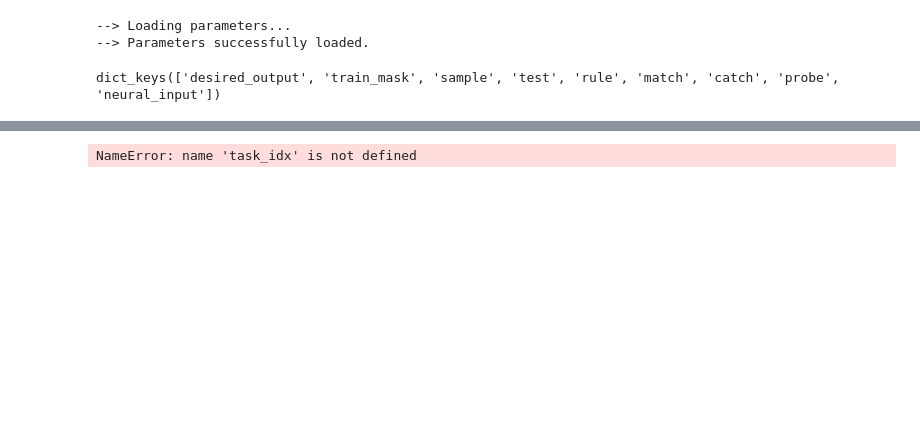
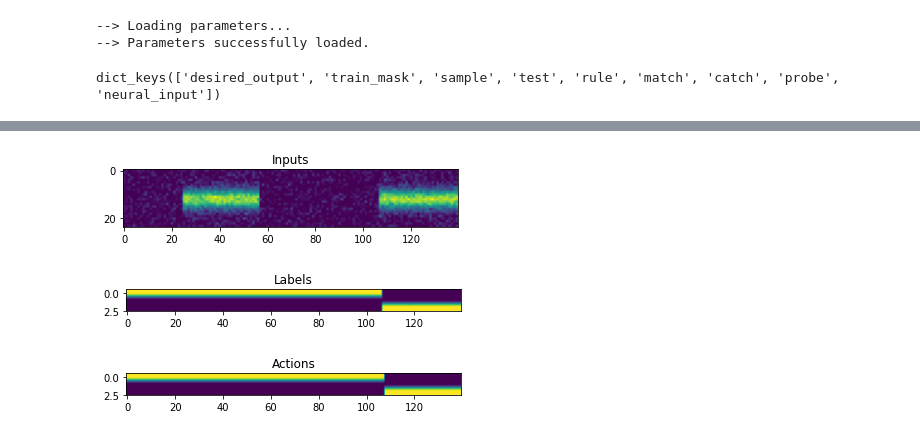
Before and after one commit to freedmanlab/bioRNN, a Jupyter notebook: example.ipynb, the cells around one changed output, grey strips where cells are left out. Drawn from its saved outputs; the diff is of its cells as text; code cells hidden in the pictures; blank space fills up the shorter version.

```diff
--- a/example.ipynb
+++ b/example.ipynb
@@ -110,28 +105,30 @@ plt.show()
 # %%
 # Look at an example trial with the model's actions
-    trial_info = stim.generate_trial()
-    inputs = trial_info['neural_input'].astype(np.float32)
-    labels = trial_info['desired_output'].astype(np.float32)
-    mask = trial_info['train_mask'].astype(np.float32)
+trial_info = stim.generate_trial()
+inputs = trial_info['neural_input'].astype(np.float32)
+labels = trial_info['desired_output'].astype(np.float32)
+mask = trial_info['train_mask'].astype(np.float32)
 results = rnn.do_trial(inputs)
 action_idxs = tf.math.argmax(results['outputs'], axis=-1) # (T, B)
 actions = tf.one_hot(action_idxs, output_size)
 
 b = np.random.randint(inputs.shape[1])
 
 # Inputs
 plt.imshow(inputs[:,b,:].T)
 plt.title('Inputs')
 plt.show()
 
 # Labels
 plt.imshow(labels[:,b,:].T, aspect=3.0)
 plt.title('Labels')
 plt.show()
 
 # Actions
-plt.imshow(actions[:,b,:].T, aspect=3.0)
+plt.imshow(actions[:,b,:].numpy().T, aspect=3.0)
 plt.title('Actions')
 plt.show()
 # %% [output]
-NameError: name 'task_idx' is not defined
+[figure, added]
+[figure, added]
+[figure, added]
```
Also changed, not shown: parts of 11 cells of this notebook.
